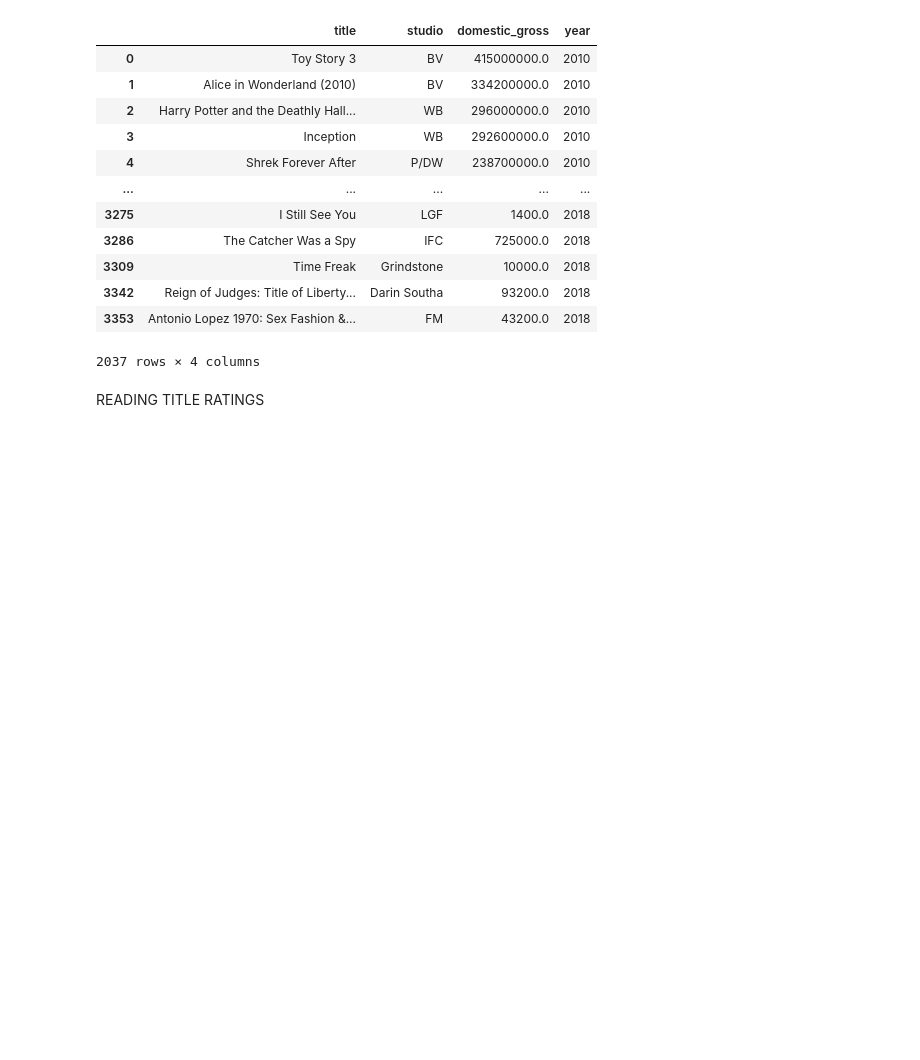
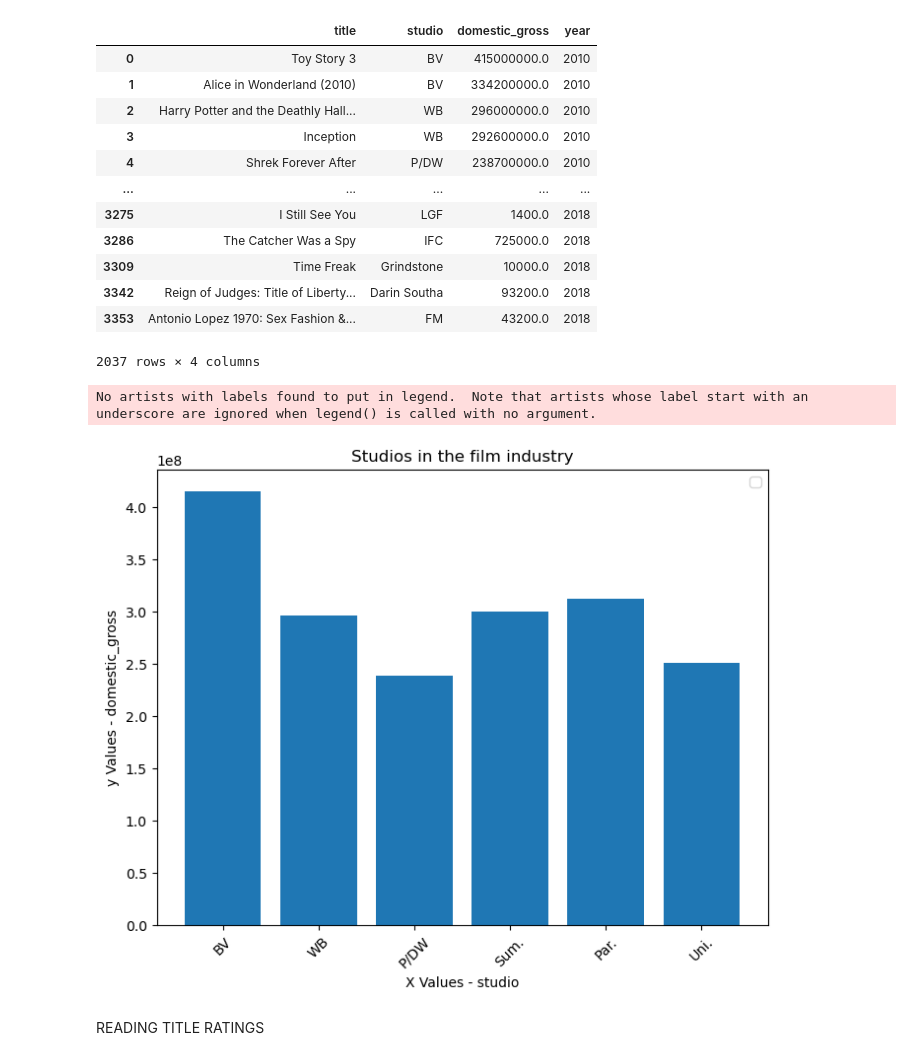
Before and after one commit to mercyodino/project1, a Jupyter notebook: index.ipynb, the cells around one changed output. Saved outputs shown, nothing was run; the diff lists cells and outputs as text; code cells hidden in the pictures; blank space fills up the shorter version.

Commit message:
movie bom studios film plotted

```diff
--- a/index.ipynb
+++ b/index.ipynb
@@ -215,6 +217,32 @@ df    # it has been deleted/ removed
 | 3342 | Reign of Judges: Title of Liberty... | Darin Southa | 93200.0 | 2018 |
 | 3353 | Antonio Lopez 1970: Sex Fashion &... | FM | 43200.0 | 2018 |
 2037 rows × 4 columns
+# %%
+#plotting a bargraph to look at the ratings
+
+plt.figure(figsize=(8,6))
+
+# df['new_alone_genres'] =df['genres'].str.split(',')
+# df =df .explode('new_alone_genres')
+
+x = movie_bom['studio'].head(10)
+y = movie_bom['domestic_gross'].head(10)
+
+# Use the bar() function to create a plot using the above values of x and y. Add a label.
+plt.bar(x, y)
+
+plt.xlabel('X Values - studio')
+plt.ylabel('y Values - domestic_gross')
+
+plt.title('Studios in the film industry')
+plt.legend()
+plt.xticks(rotation=45)
+
+# Output the final plot
+plt.show()
+# %% [output]
+No artists with labels found to put in legend.  Note that artists whose label start with an underscore are ignored when legend() is called with no argument.
+[figure, added]
 # %% [markdown]
 READING TITLE RATINGS
 # %%
```
Also changed, not shown: parts of 1 cell of this notebook, 1 other file.
